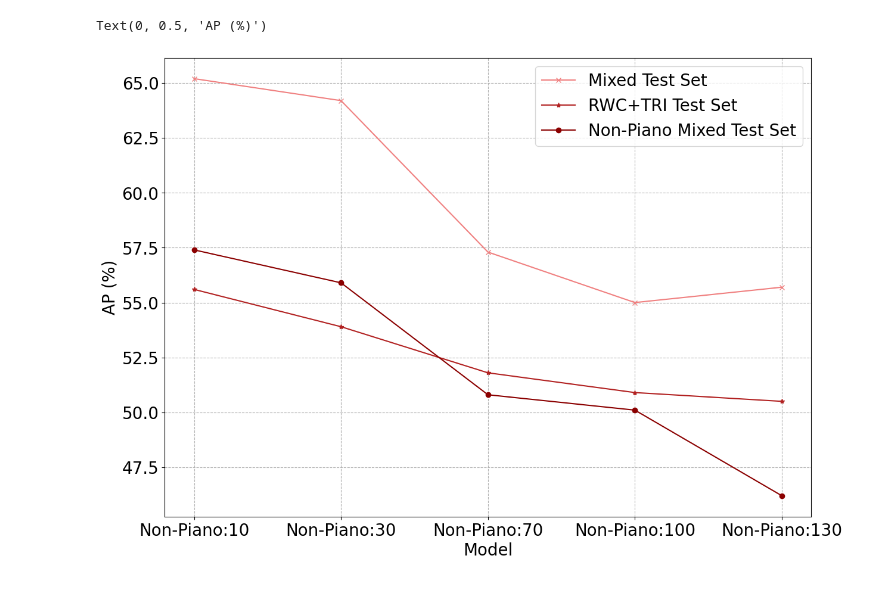
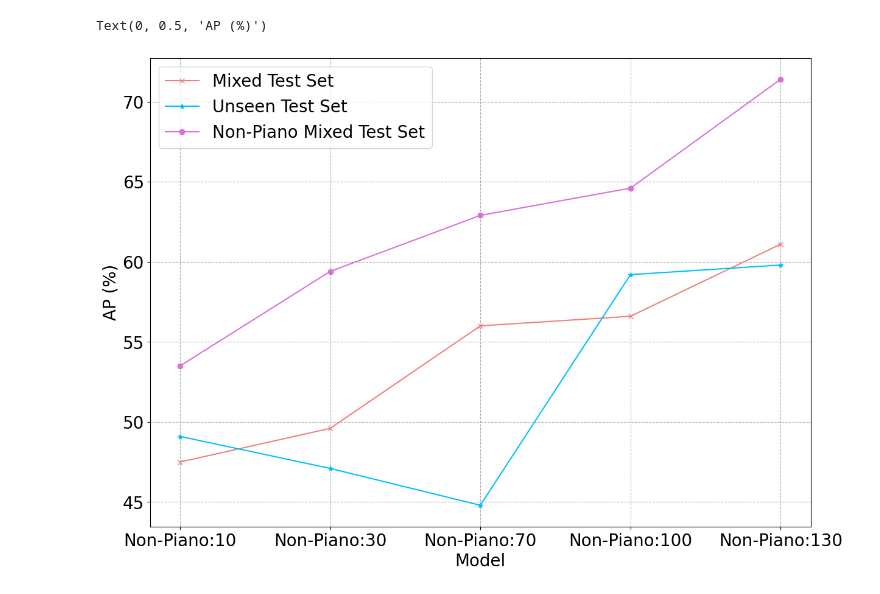
Before and after one commit to marc-philipp-knechtle/amt-eval, a Jupyter notebook: ipynb-viz/6.7-training-size-style-impact-nonpiano.ipynb, the cells around one changed output. Drawn from its saved outputs; the diff is of its cells as text; code cells hidden in the pictures.

```diff
--- a/ipynb-viz/6.7-training-size-style-impact-nonpiano.ipynb
+++ b/ipynb-viz/6.7-training-size-style-impact-nonpiano.ipynb
@@ -7,37 +7,37 @@ import matplotlib
 
 matplotlib.rcParams.update({'font.size': 20})
 
 models_oaf = ['Non-Piano:10', 'Non-Piano:30', 'Non-Piano:70', 'Non-Piano:100', 'Non-Piano:130']
 
 # Lists performances for each of the models mentioned in models_oaf
 perf_onset_raw_f1 = {
-    'Mixed': [65.2, 64.2, 57.3, 55.0, 55.7],
-    'RWC+TRI': [55.6, 53.9, 51.8, 50.9, 50.5],
-    'Non-Piano': [57.4, 55.9, 50.8, 50.1, 46.2],
+    'Mixed': [47.5, 49.6, 56.0, 56.6, 61.1],
+    'Unseen': [49.1, 47.1, 44.8, 59.2, 59.8],
+    'Non-Piano': [53.5, 59.4, 62.9, 64.6, 71.4],
     # 'MuN': [70.0, 66.5, 60.6, 59.3, 52.2],
     # 'B10': [71.1, 69.7, 66.5, 63.0, 61.5],
     # 'PhA': [61.8, 58.1, 49.1, 50.1, 50.4],
     # 'CSD': [71.1, 70.0, 76.6, 53.9, 49.6],
     # 'SWD': [59.4, 60.3, 47.9, 51.4, 59.0]
 }
 
 plt.figure(figsize=(14, 10))
 plt.plot(models_oaf, perf_onset_raw_f1['Mixed'], marker='x', color='lightcoral', linestyle='-',
          label='Mixed Test Set')
-plt.plot(models_oaf, perf_onset_raw_f1['RWC+TRI'], marker='*', color='firebrick', linestyle='-',
-         label='RWC+TRI Test Set')
-plt.plot(models_oaf, perf_onset_raw_f1['Non-Piano'], marker='o', color='darkred', linestyle='-',
+plt.plot(models_oaf, perf_onset_raw_f1['Unseen'], marker='*', color='deepskyblue', linestyle='-',
+         label='Unseen Test Set')
+plt.plot(models_oaf, perf_onset_raw_f1['Non-Piano'], marker='o', color='orchid', linestyle='-',
          label='Non-Piano Mixed Test Set')
 
 # plt.plot(models_oaf, perf_oaf['MuN'], marker='o', color='gray', linestyle=':', label='MuN')
 # plt.plot(models_oaf, perf_oaf['CSD'], marker='o', color='lightgray', linestyle=':', label='CSD')
 # plt.plot(models_oaf, perf_oaf['PhA'], marker='o', color='darkgrey', linestyle=':', label='PhA')
 
 plt.plot()
 plt.legend()
 plt.grid(True, which="both", ls="--")
 plt.xlabel('Model')
 plt.ylabel('AP (%)')
 # %% [output]
 Text(0, 0.5, 'AP (%)')
-[figure, old version]
+[figure, new version]
```
